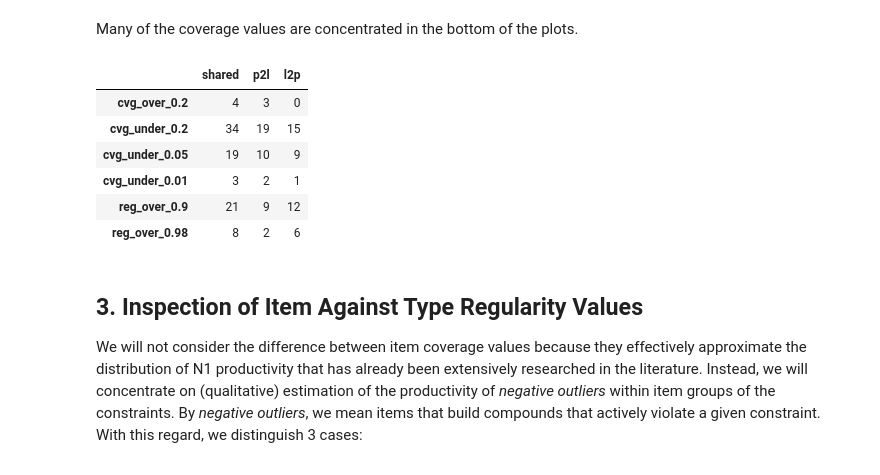
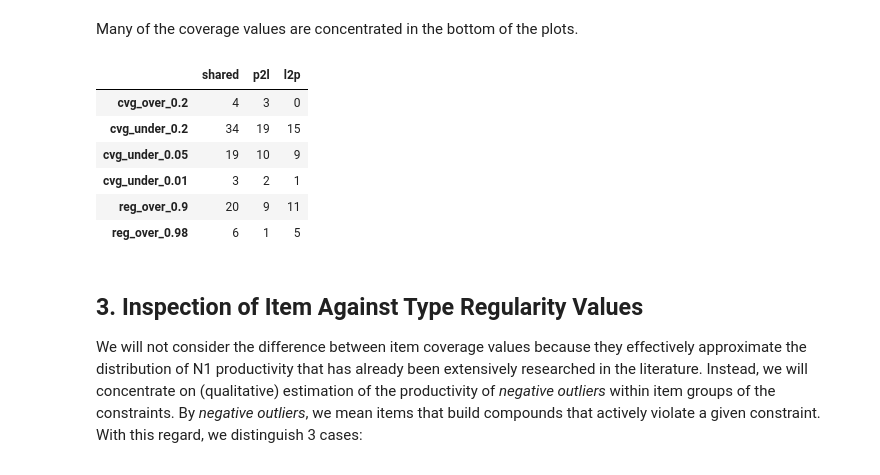
Before and after one commit to maxschmaltz/DieKonstraints, a Jupyter notebook: compounding/constraints/check_applicability/inspect.ipynb, the cells around one changed output. Saved outputs shown, nothing was run; the diff lists cells and outputs as text; code cells hidden in the pictures.

```diff
--- a/compounding/constraints/check_applicability/inspect.ipynb
+++ b/compounding/constraints/check_applicability/inspect.ipynb
@@ -416,46 +471,50 @@ def measure_value_clusters(stats: pd.DataFrame) -> dict:
         "cvg_under_0.01": stats[
             (stats["cvg_item"] < 0.01)
             & (stats["cvg_type"] < 0.01)
         ].shape[0],
         "reg_over_0.9": stats[
-            (stats["reg_item"] >= 0.9)
-            & (stats["reg_type"] >= 0.9)
+            (stats["reg_item"] > 0.9)
+            & (stats["reg_type"] > 0.9)
         ].shape[0],
+        # "reg_over_0.98": stats[
+        #     (
+        #         (stats["reg_item"] >= 0.98)
+        #         | (
+        #             (stats["cvg_item"] <= 0.01)
+        #             & (stats["reg_item"] > 0.97)
+        #         )
+        #     )
+        #     & (stats["reg_type"] >= 0.98)
+        # ].shape[0]
         "reg_over_0.98": stats[
-            (
-                (stats["reg_item"] >= 0.98)
-                | (
-                    (stats["cvg_item"] <= 0.01)
-                    & (stats["reg_item"] > 0.97)
-                )
-            )
-            & (stats["reg_type"] >= 0.98)
-        ].shape[0]
+            (stats["reg_item"] > 0.98)
+            & (stats["reg_type"] > 0.98)
+        ].shape[0],
     }
 
 val_cluster_df = pd.DataFrame(
     {
         "shared": measure_value_clusters(stats),
         "p2l": measure_value_clusters(p2l_stats),
         "l2p": measure_value_clusters(l2p_stats)
     }
 )
 
 val_cluster_df.to_csv(
     os.path.join(pt2_dir, "cov_reg_val_clusters.tsv"),
     sep="\t",
     index=True,
     header=True
 )
 val_cluster_df
 # %% [output]
 |  | shared | p2l | l2p |
 | cvg_over_0.2 | 4 | 3 | 0 |
 | cvg_under_0.2 | 34 | 19 | 15 |
 | cvg_under_0.05 | 19 | 10 | 9 |
 | cvg_under_0.01 | 3 | 2 | 1 |
-| reg_over_0.9 | 21 | 9 | 12 |
-| reg_over_0.98 | 8 | 2 | 6 |
+| reg_over_0.9 | 20 | 9 | 11 |
+| reg_over_0.98 | 6 | 1 | 5 |
 # %% [markdown]
 ## 3. Inspection of Item Against Type Regularity Values
 
```
Also changed, not shown: parts of 7 cells of this notebook.
